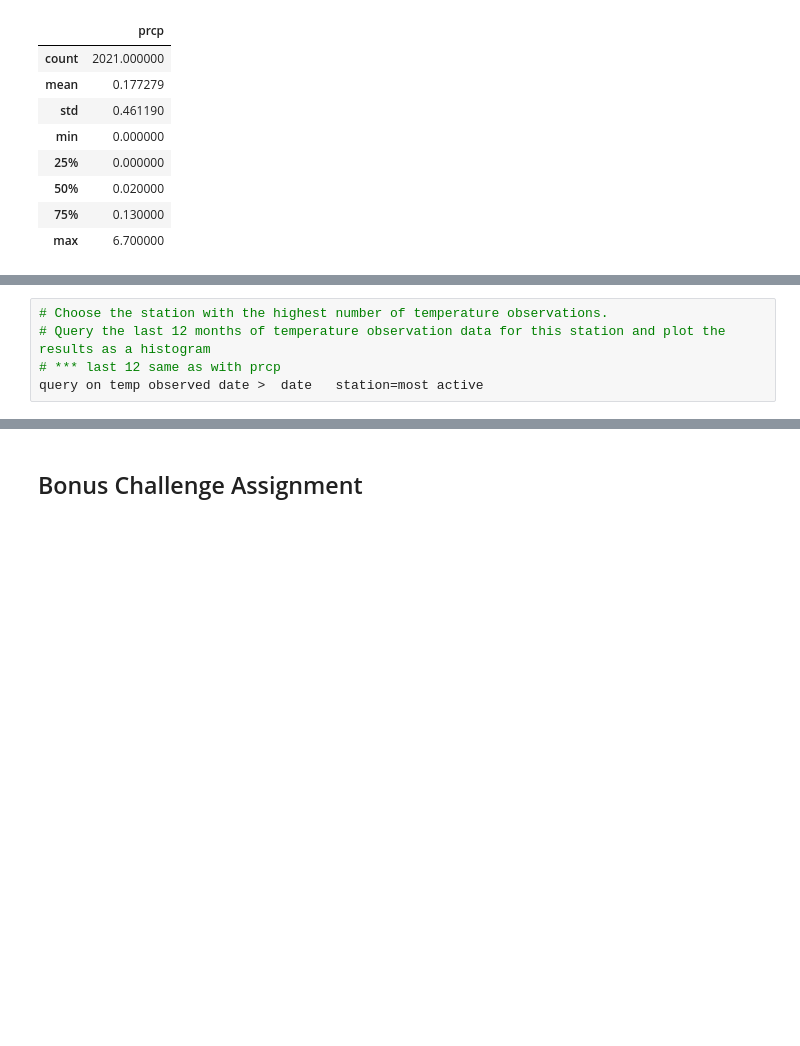
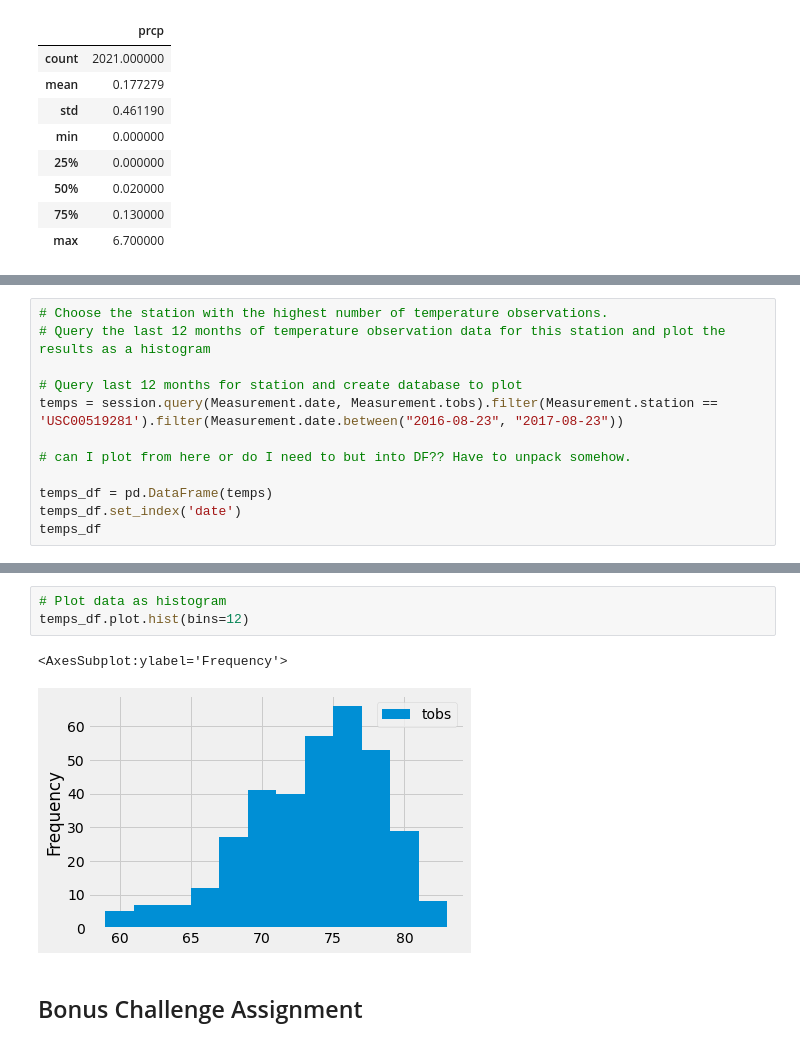
Before and after one commit to KManthey/sqlalchemy-challenge, a Jupyter notebook: climate_starter.ipynb, the cells around one changed output, grey strips where cells are left out. Saved outputs shown, nothing was run; the diff lists cells and outputs as text; blank space fills up the shorter version.

```diff
--- a/climate_starter.ipynb
+++ b/climate_starter.ipynb
@@ -262,5 +132,12 @@ min max ave temp
 # %%
 # Choose the station with the highest number of temperature observations.
 # Query the last 12 months of temperature observation data for this station and plot the results as a histogram
-# *** last 12 same as with prcp
-query on temp observed date >  date   station=most active
+
+# Query last 12 months for station and create database to plot
+temps = session.query(Measurement.date, Measurement.tobs).filter(Measurement.station == 'USC00519281').filter(Measurement.date.between("2016-08-23", "2017-08-23"))
+
+# can I plot from here or do I need to but into DF?? Have to unpack somehow.
+
+temps_df = pd.DataFrame(temps)
+temps_df.set_index('date')
+temps_df
@@ -267,3 +158,9 @@ query on temp observed date >  date   station=most active
+# %%
+# Plot data as histogram
+temps_df.plot.hist(bins=12)
+# %% [output]
+<AxesSubplot:ylabel='Frequency'>
+[figure, added]
 # %% [markdown]
 ## Bonus Challenge Assignment
 # %%
```
Also changed, not shown: parts of 29 cells of this notebook, 4 other files.
